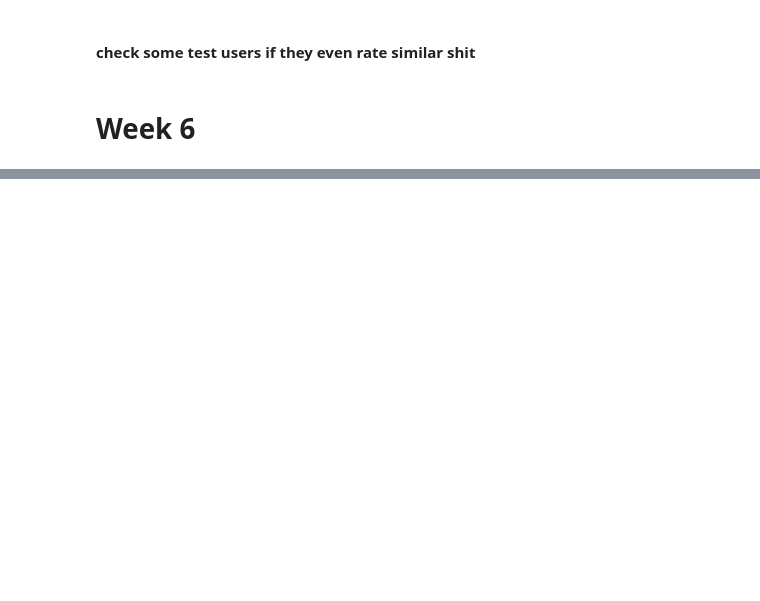
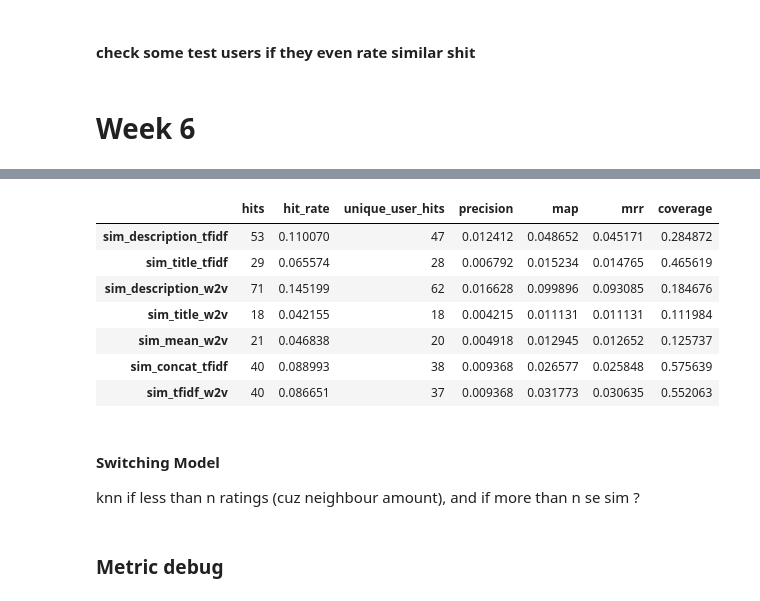
Before and after one commit to miriusz6/WRS_project, a Jupyter notebook: Project copy.ipynb, the cells around one changed output, grey strips where cells are left out. Drawn from its saved outputs; the diff is of its cells as text; code cells hidden in the pictures; blank space fills up the shorter version.

```diff
--- a/Project copy.ipynb
+++ b/Project copy.ipynb
@@ -1147,0 +1186,40 @@ df_user_item_sim.head(5)
+# %%
+def knn_pop_K_best(predictions:pd.DataFrame, K):
+    # change to binary:
+    predictions.loc[predictions['rating'] > 3.5, 'rating'] = 5
+    # predictions.loc[predictions['rating'] < 4, 'rating'] = 0
+    #predictions.loc[predictions['rating'] < 3.5, 'rating'] = 0
+    #predictions.loc[predictions['rating'] >= 3, 'rating'] = 1
+
+
+    # sort by user_id, rating and number of neighbours
+    predictions.sort_values(by=['user_id', 'rating', 'neighbours'], inplace=True, ascending=[True, False, False])
+    #predictions.sort_values(by=['user_id', 'rating'], inplace=True, ascending=[True, False])
+    #predictions.drop(columns=['neighbours'], inplace=True)
+
+    recommended_knn_K = pd.DataFrame(columns=['user_id','item_id'])
+    recommended_knn_K.set_index(['user_id'], inplace=True)
+    for u in all_users_tst:
+        u_recommended = predictions.loc[u].head(K)
+        recommended_knn_K = pd.concat([recommended_knn_K,
+                                        u_recommended])
+
+    #recommended_knn_K.drop(columns=['rating'], inplace=True)
+    return recommended_knn_K
+# %%
+test_rmse = {}
+metrics = {}
+for col in data_to_use.columns:
+    print(col)
+    knn_algo = KNNWithMeans(k= knn_opt_params[col]['K'],
+                            sim_options= knn_opt_params[col]['sim_options'])
+    knn_algo = knn_algo.fit(data_train_knnsim_pipe[col].build_full_trainset())
+    knn_preds = knn_algo.test(data_test)
+    test_rmse[col] = accuracy.rmse(knn_preds)
+    df_knn_predicted = knn_predict(entries_to_predict, knn_algo)
+    knn_top_10 =  knn_pop_K_best(df_knn_predicted, K = 10)
+    metrics[col] = calc_metrics(knn_top_10, df_t_bin, all_users_tst)
+
+
+
+test_rmse
@@ -1148 +1251,19 @@ df_user_item_sim.head(5)
+# %%
+df_knnsim_pipe_metrics = pd.DataFrame(index=metrics.keys(), data=metrics.values())
+df_knnsim_pipe_metrics
+#metrics
+# %% [output]
+|  | hits | hit_rate | unique_user_hits | precision | map | mrr | coverage |
+| sim_description_tfidf | 53 | 0.110070 | 47 | 0.012412 | 0.048652 | 0.045171 | 0.284872 |
+| sim_title_tfidf | 29 | 0.065574 | 28 | 0.006792 | 0.015234 | 0.014765 | 0.465619 |
+| sim_description_w2v | 71 | 0.145199 | 62 | 0.016628 | 0.099896 | 0.093085 | 0.184676 |
+| sim_title_w2v | 18 | 0.042155 | 18 | 0.004215 | 0.011131 | 0.011131 | 0.111984 |
+| sim_mean_w2v | 21 | 0.046838 | 20 | 0.004918 | 0.012945 | 0.012652 | 0.125737 |
+| sim_concat_tfidf | 40 | 0.088993 | 38 | 0.009368 | 0.026577 | 0.025848 | 0.575639 |
+| sim_tfidf_w2v | 40 | 0.086651 | 37 | 0.009368 | 0.031773 | 0.030635 | 0.552063 |
+# %% [markdown]
+#### Switching Model <br>
+knn if less than n ratings (cuz neighbour amount), and if more than n se sim ?
+# %% [markdown]
+### Metric debug
 # %%
```
Also changed, not shown: parts of 47 cells of this notebook.
